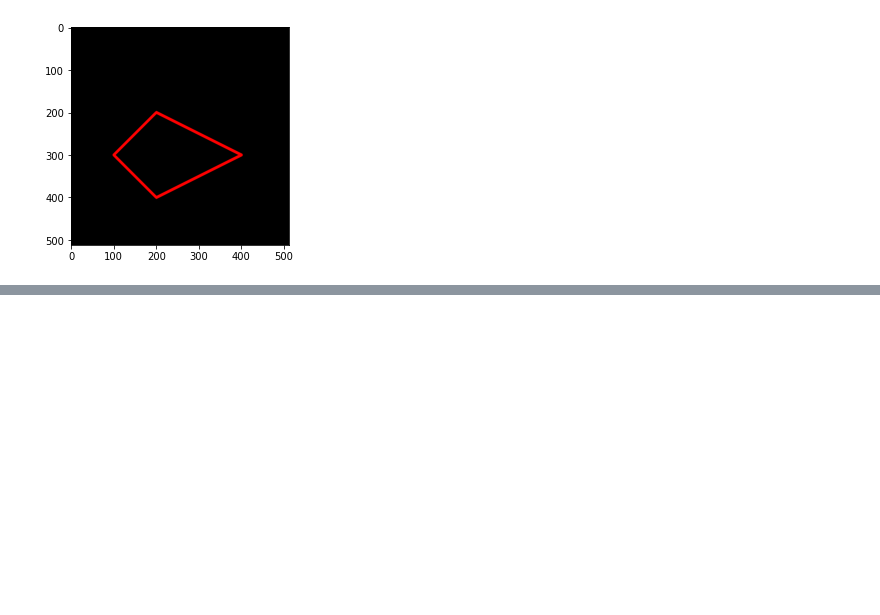
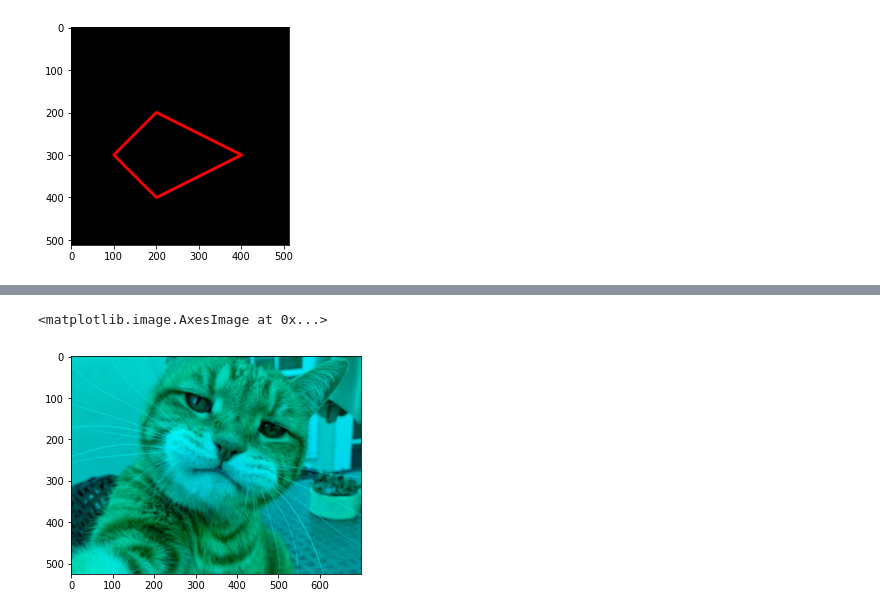
Before and after one commit to HilmyMhiii/PCVK_Genap_2023, a Jupyter notebook: Week2.ipynb, the cells around one changed output, grey strips where cells are left out. Saved outputs shown, nothing was run; the diff lists cells and outputs as text; code cells hidden in the pictures; blank space fills up the shorter version.

```diff
--- a/Week2.ipynb
+++ b/Week2.ipynb
@@ -134,0 +150,6 @@ plt.imshow(black_img2)
+# %%
+green_blue = cv.merge([zeros,G,B])
+plt.imshow(green_blue)
+# %% [output]
+<matplotlib.image.AxesImage at 0x...>
+[figure, added]
```
Also changed, not shown: parts of 10 cells of this notebook.
